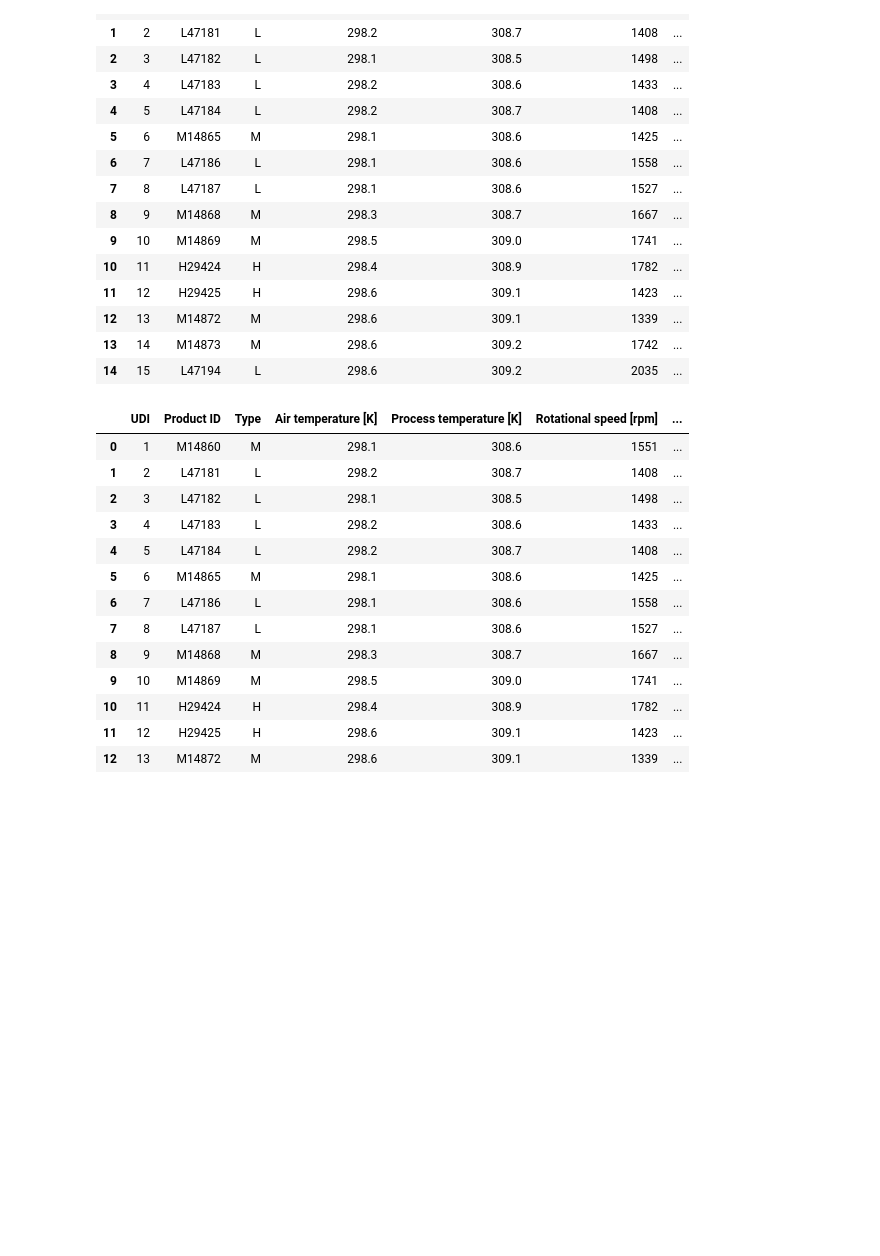
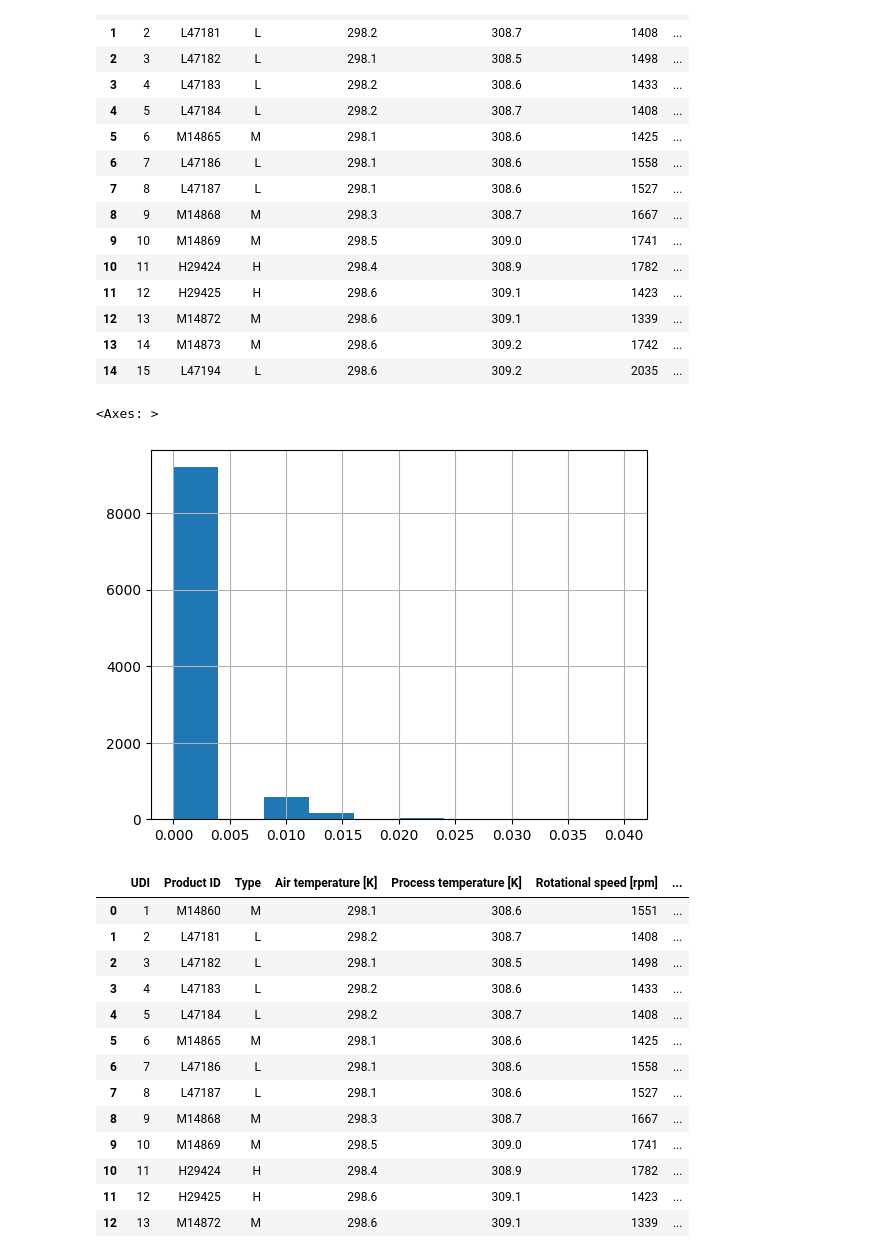
Before and after one commit to abinayasundaramoorthi/Predictive-maintenence-iot, a Jupyter notebook: feature_engineering.ipynb, the cells around one changed output. Cells and saved outputs as stored; diff of their text form; code cells hidden in the pictures; blank space fills up the shorter version.

```diff
--- a/feature_engineering.ipynb
+++ b/feature_engineering.ipynb
@@ -73,6 +95,11 @@ df.head(15)
 | 12 | 13 | M14872 | M | 298.6 | 309.1 | 1339 | ... |
 | 13 | 14 | M14873 | M | 298.6 | 309.2 | 1742 | ... |
 | 14 | 15 | L47194 | L | 298.6 | 309.2 | 2035 | ... |
+# %%
+df['rolling_air_temp_variance_win3'].hist()
+# %% [output]
+<Axes: >
+[figure, added]
 # %%
 df['rolling_air_temp_variance_win5']=df['Air temperature [K]'].rolling(window=5).var()
 df.head(15)
```
Also changed, not shown: parts of 6 cells of this notebook, 1 other file.
